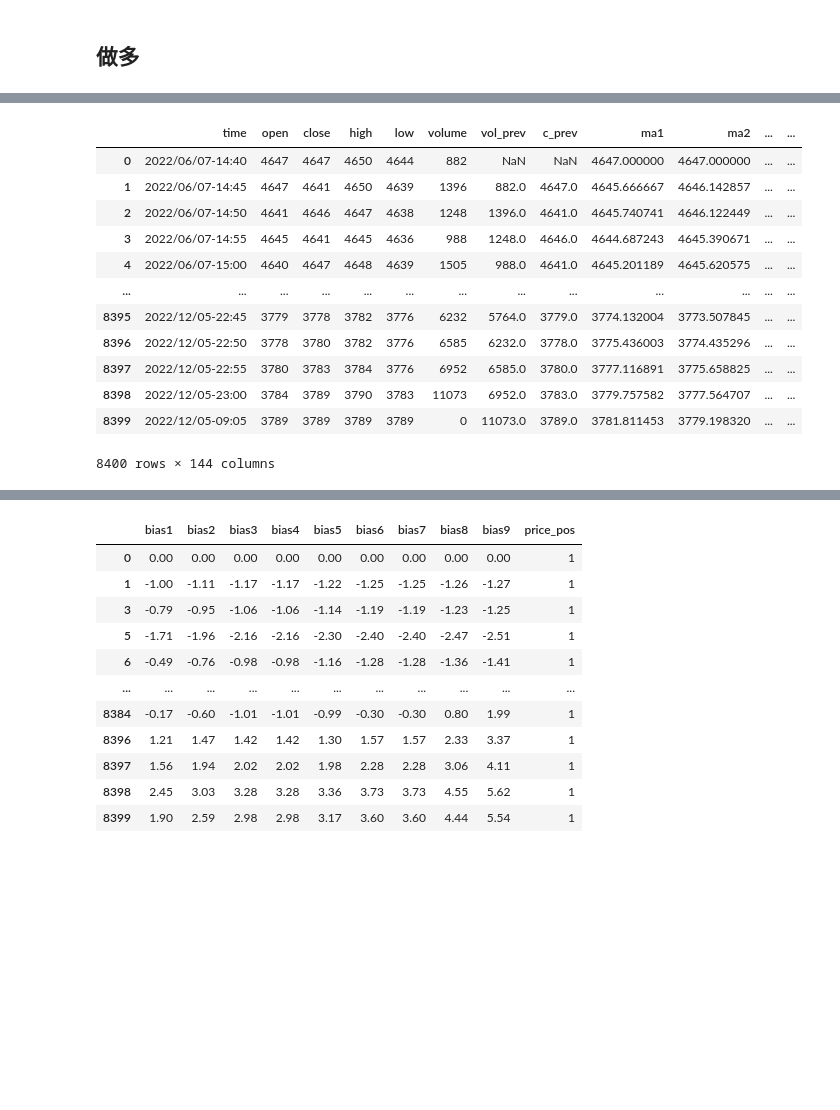
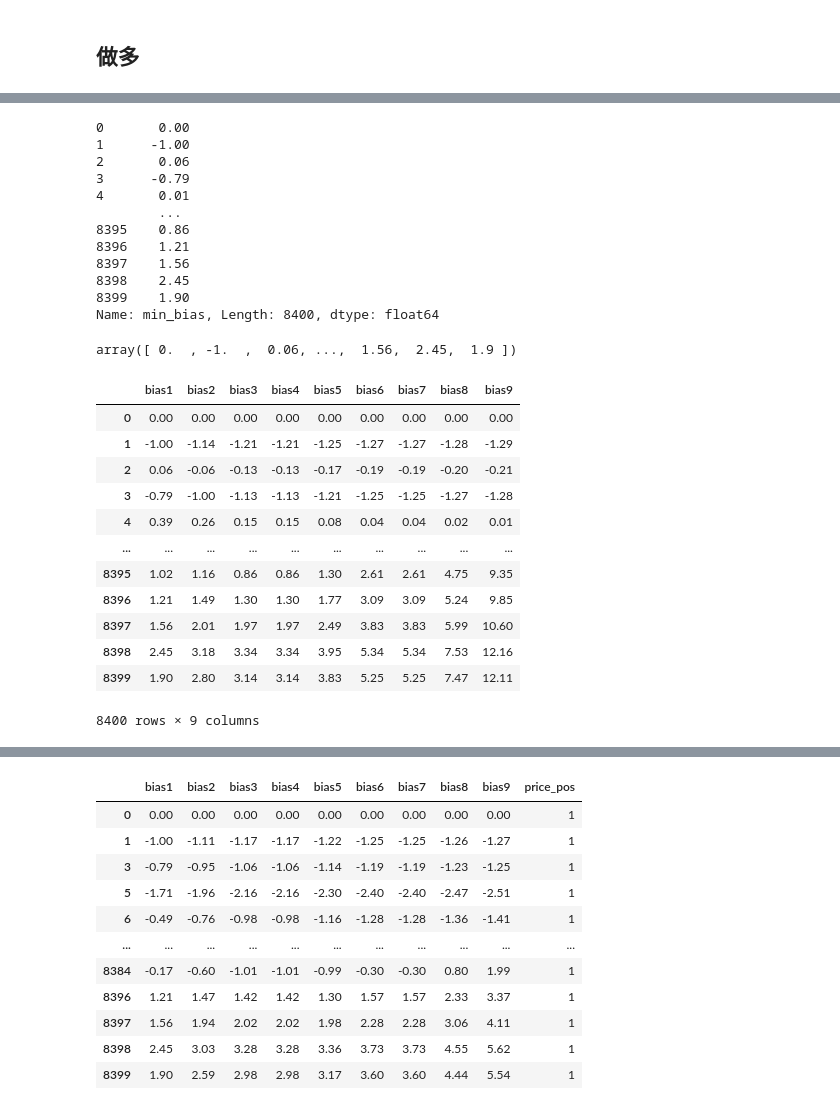
Before and after one commit to nuswgg/quants_qa, a Jupyter notebook: python/Py Quant Trading Practise/测试RB.ipynb, the cells around one changed output, grey strips where cells are left out. Drawn from its saved outputs; the diff is of its cells as text; code cells hidden in the pictures; blank space fills up the shorter version.

```diff
--- a/python/Py Quant Trading Practise/测试RB.ipynb
+++ b/python/Py Quant Trading Practise/测试RB.ipynb
@@ -992,16 +982,15 @@ Wall time: 226 ms
 # %%
-base
+base.min_bias
 # %% [output]
-|  | time | open | close | high | low | volume | vol_prev | c_prev | ma1 | ma2 | ... | ... |
-| 0 | 2022/06/07-14:40 | 4647 | 4647 | 4650 | 4644 | 882 | NaN | NaN | 4647.000000 | 4647.000000 | ... | ... |
-| 1 | 2022/06/07-14:45 | 4647 | 4641 | 4650 | 4639 | 1396 | 882.0 | 4647.0 | 4645.666667 | 4646.142857 | ... | ... |
-| 2 | 2022/06/07-14:50 | 4641 | 4646 | 4647 | 4638 | 1248 | 1396.0 | 4641.0 | 4645.740741 | 4646.122449 | ... | ... |
-| 3 | 2022/06/07-14:55 | 4645 | 4641 | 4645 | 4636 | 988 | 1248.0 | 4646.0 | 4644.687243 | 4645.390671 | ... | ... |
-| 4 | 2022/06/07-15:00 | 4640 | 4647 | 4648 | 4639 | 1505 | 988.0 | 4641.0 | 4645.201189 | 4645.620575 | ... | ... |
-| ... | ... | ... | ... | ... | ... | ... | ... | ... | ... | ... | ... | ... |
-| 8395 | 2022/12/05-22:45 | 3779 | 3778 | 3782 | 3776 | 6232 | 5764.0 | 3779.0 | 3774.132004 | 3773.507845 | ... | ... |
-| 8396 | 2022/12/05-22:50 | 3778 | 3780 | 3782 | 3776 | 6585 | 6232.0 | 3778.0 | 3775.436003 | 3774.435296 | ... | ... |
-| 8397 | 2022/12/05-22:55 | 3780 | 3783 | 3784 | 3776 | 6952 | 6585.0 | 3780.0 | 3777.116891 | 3775.658825 | ... | ... |
-| 8398 | 2022/12/05-23:00 | 3784 | 3789 | 3790 | 3783 | 11073 | 6952.0 | 3783.0 | 3779.757582 | 3777.564707 | ... | ... |
-| 8399 | 2022/12/05-09:05 | 3789 | 3789 | 3789 | 3789 | 0 | 11073.0 | 3789.0 | 3781.811453 | 3779.198320 | ... | ... |
-8400 rows × 144 columns
+0       0.00
+1      -1.00
+2       0.06
+3      -0.79
+4       0.01
+        ...
+8395    0.86
+8396    1.21
+8397    1.56
+8398    2.45
+8399    1.90
+Name: min_bias, Length: 8400, dtype: float64
@@ -1007,0 +1001,20 @@ base
+# %%
+x[np.arange(len(x)), np.abs(x).argmin(axis=1)]
+# %% [output]
+array([ 0.  , -1.  ,  0.06, ...,  1.56,  2.45,  1.9 ])
+# %%
+test
+# %% [output]
+|  | bias1 | bias2 | bias3 | bias4 | bias5 | bias6 | bias7 | bias8 | bias9 |
+| 0 | 0.00 | 0.00 | 0.00 | 0.00 | 0.00 | 0.00 | 0.00 | 0.00 | 0.00 |
+| 1 | -1.00 | -1.14 | -1.21 | -1.21 | -1.25 | -1.27 | -1.27 | -1.28 | -1.29 |
+| 2 | 0.06 | -0.06 | -0.13 | -0.13 | -0.17 | -0.19 | -0.19 | -0.20 | -0.21 |
+| 3 | -0.79 | -1.00 | -1.13 | -1.13 | -1.21 | -1.25 | -1.25 | -1.27 | -1.28 |
+| 4 | 0.39 | 0.26 | 0.15 | 0.15 | 0.08 | 0.04 | 0.04 | 0.02 | 0.01 |
+| ... | ... | ... | ... | ... | ... | ... | ... | ... | ... |
+| 8395 | 1.02 | 1.16 | 0.86 | 0.86 | 1.30 | 2.61 | 2.61 | 4.75 | 9.35 |
+| 8396 | 1.21 | 1.49 | 1.30 | 1.30 | 1.77 | 3.09 | 3.09 | 5.24 | 9.85 |
+| 8397 | 1.56 | 2.01 | 1.97 | 1.97 | 2.49 | 3.83 | 3.83 | 5.99 | 10.60 |
+| 8398 | 2.45 | 3.18 | 3.34 | 3.34 | 3.95 | 5.34 | 5.34 | 7.53 | 12.16 |
+| 8399 | 1.90 | 2.80 | 3.14 | 3.14 | 3.83 | 5.25 | 5.25 | 7.47 | 12.11 |
+8400 rows × 9 columns
```
Also changed, not shown: parts of 19 cells of this notebook.
